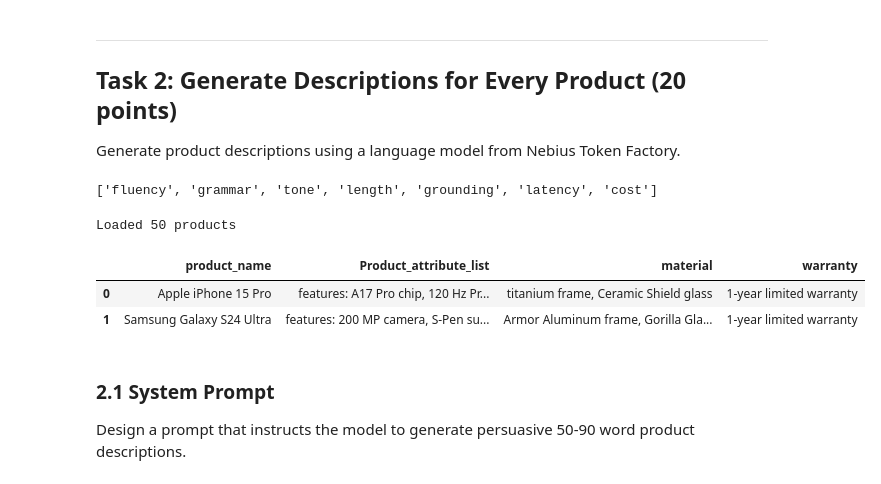
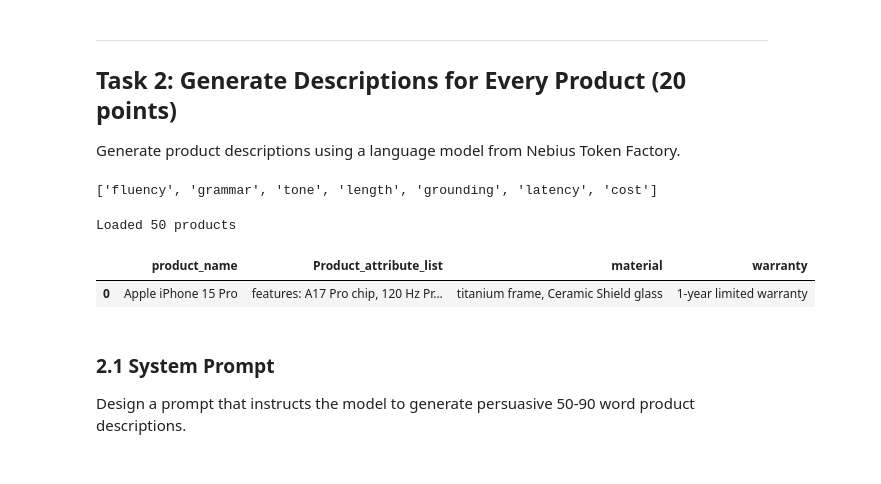
Before and after one commit to Nesher123/AI-Performance-Engineering-Course, a Jupyter notebook: assignment_01_solution.ipynb, the cells around one changed output. Cells and saved outputs as stored; diff of their text form; code cells hidden in the pictures.

```diff
--- a/assignment_01_solution.ipynb
+++ b/assignment_01_solution.ipynb
@@ -232,20 +232,19 @@ OUTPUT_EXCEL_PATH = "assignment_01.xlsx"
 
 # Initialize OpenAI client
 client = OpenAI(base_url=NEBIUS_API_BASE_URL, api_key=os.environ.get("NEBIUS_API_KEY"))
+
+print(EVALUATION_CRITERIA)
+# %% [output]
+['fluency', 'grammar', 'tone', 'length', 'grounding', 'latency', 'cost']
-# %%
-EVALUATION_CRITERIA
-# %% [output]
-['fluency', 'grammar', 'tone', 'length', 'grounding', 'latency', 'cost']
 # %%
 # Load the product dataset
 df = pd.read_csv("Assignment_01_product_dataset.csv")
 print(f"Loaded {len(df)} products")
-df.head(2)
+df.head(1)
 # %% [output]
 Loaded 50 products
 |  | product_name | Product_attribute_list | material | warranty |
 | 0 | Apple iPhone 15 Pro | features: A17 Pro chip, 120 Hz Pr... | titanium frame, Ceramic Shield glass | 1-year limited warranty |
-| 1 | Samsung Galaxy S24 Ultra | features: 200 MP camera, S-Pen su... | Armor Aluminum frame, Gorilla Gla... | 1-year limited warranty |
 # %% [markdown]
 ### 2.1 System Prompt
 
```
Also changed, not shown: parts of 27 cells of this notebook, 3 other files.
